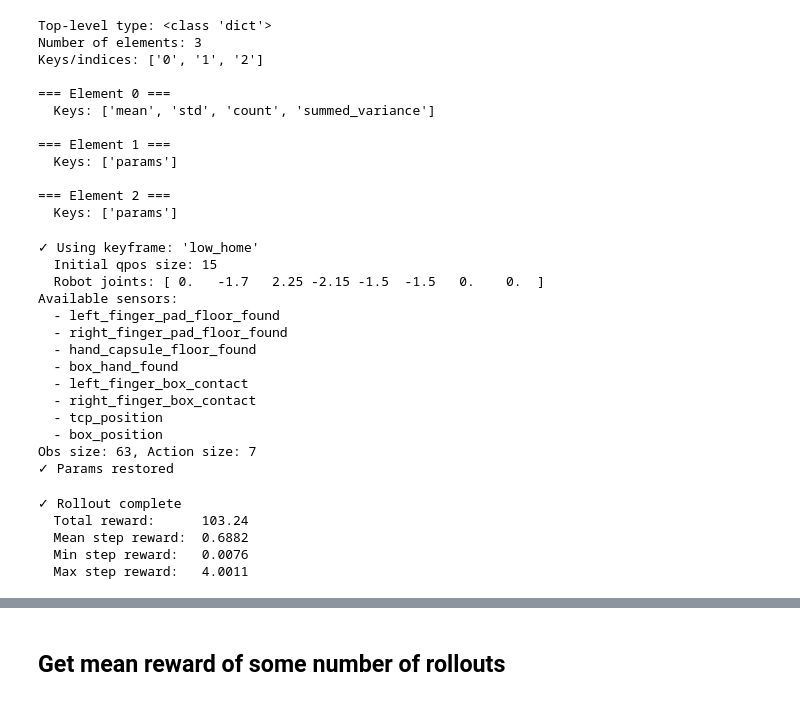
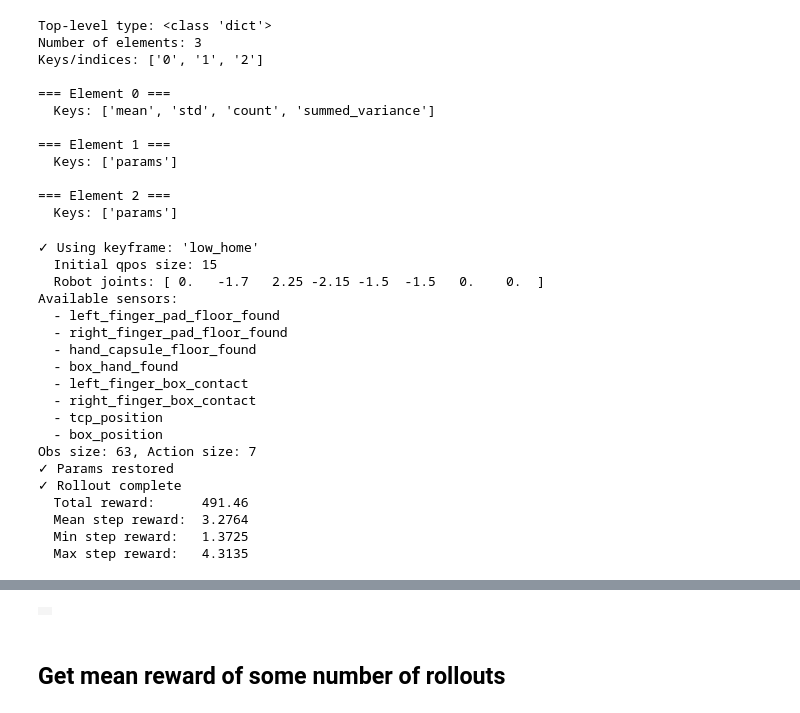
Before and after one commit to weissma6/my_mujoco_playground, a Jupyter notebook: evaluation/UR10_Evaluation_test.ipynb, the cells around one changed output, grey strips where cells are left out. Saved outputs shown, nothing was run; the diff lists cells and outputs as text; code cells hidden in the pictures.

```diff
--- a/evaluation/UR10_Evaluation_test.ipynb
+++ b/evaluation/UR10_Evaluation_test.ipynb
@@ -105,6 +126,7 @@ import jax.numpy as jnp
 import numpy as np
 import mediapy
 import os
+import functools
 from brax.training.agents.ppo import networks as ppo_networks
 from brax.training.acme import running_statistics
 from flax import serialization
@@ -113,9 +135,9 @@ from mujoco_playground import registry
 # --- Create output folder ---
 os.makedirs("evaluation/graphs", exist_ok=True)
 
-# --- Config ---
-env_name = "UR10PickCube"
-episode_length = 150
+# --- Config (from training run) ---
+env_name = train_config.get("env_name", "UR10PickCube")
+episode_length = int(train_config.get("episode_length", 150))
 seed = 42
 video_path = "evaluation/graphs/"
 video_tag = "rollout_video.mp4"
@@ -126,19 +148,30 @@ env = registry.load(env_name)
 jit_reset = jax.jit(env.reset)
 jit_step = jax.jit(env.step)
 
-# --- Rebuild network ---
+# --- Rebuild network with SAME architecture as training ---
 obs_size = env.observation_size
 action_size = env.action_size
 print(f"Obs size: {obs_size}, Action size: {action_size}")
 
 normalize = running_statistics.normalize
+
+nf_kwargs = {}
+if nf_params:
+    for k, v in nf_params.items():
+        if isinstance(v, list):
+            nf_kwargs[k] = tuple(v)
+        else:
+            nf_kwargs[k] = v
+    print(f"  Network kwargs: {nf_kwargs}")
+
 ppo_network = ppo_networks.make_ppo_networks(
     observation_size=obs_size,
     action_size=action_size,
     preprocess_observations_fn=normalize,
+    **nf_kwargs,
 )
 
-# --- Build template matching saved structure ---
+# --- Build template & deserialize ---
 rng = jax.random.PRNGKey(0)
 
 dummy_normalizer_params = running_statistics.init_state(
@@ -153,12 +186,16 @@ params_template = {
     "2": dummy_value_params,
 }
 
-# --- Deserialize ---
 params = serialization.from_bytes(params_template, params_bytes)
 normalizer_params = params["0"]
 policy_params = params["1"]
 value_params = params["2"]
 print("✓ Params restored")
+
+# --- Build policy THE SAME WAY as training ---
+make_policy = ppo_networks.make_inference_fn(ppo_network)
+inference_params = (normalizer_params, policy_params)
+policy = jax.jit(make_policy(inference_params, deterministic=True))
 
 # --- Run rollout ---
 rng = jax.random.PRNGKey(seed)
@@ -167,16 +204,18 @@ state = jit_reset(reset_rng)
 
 rollout = [state]
 total_reward = 0.0
-step_rewards = []  # Collect per-step rewards
+step_rewards = []
 
 for step in range(episode_length):
     rng, act_rng = jax.random.split(rng)
 
-    # DON'T pre-normalize! apply() handles normalization internally
-    raw_output = ppo_network.policy_network.apply(normalizer_params, policy_params, state.obs)
-
-    # Network outputs [mean, log_std] concatenated -> take first half (mean)
-    action = raw_output[:action_size]
+    # Exactly like training: policy(obs, rng) -> (action, extras)
+    act_out = policy(state.obs, act_rng)
+    if isinstance(act_out, tuple):
+        action = act_out[0]
+    else:
+        action = act_out
+    action = jnp.asarray(action)
 
     state = jit_step(state, action)
     rollout.append(state)
@@ -185,13 +224,11 @@ for step in range(episode_length):
     step_rewards.append(reward)
     total_reward += reward
 
-# Calculate statistics
+# Statistics
 step_rewards = np.array(step_rewards)
-mean_step_reward = step_rewards.mean()
-
 print(f"✓ Rollout complete")
 print(f"  Total reward:      {total_reward:.2f}")
-print(f"  Mean step reward:  {mean_step_reward:.4f}")
+print(f"  Mean step reward:  {step_rewards.mean():.4f}")
 print(f"  Min step reward:   {step_rewards.min():.4f}")
 print(f"  Max step reward:   {step_rewards.max():.4f}")
 
@@ -202,9 +239,7 @@ frames = np.asarray(frames).astype(np.uint8)
 fps = int(1.0 / env.dt)
 full_video_path = os.path.join(video_path, video_tag)
 # mediapy.write_video(full_video_path, frames, fps=fps)
-# print(f"✓ Video saved to {full_video_path}")
 
-# Display in notebook
 mediapy.show_video(frames, fps=fps)
 # %% [output]
 ✓ Using keyframe: 'low_home'
@@ -221,8 +256,8 @@ Available sensors:
   - box_position
 Obs size: 63, Action size: 7
 ✓ Params restored
+✓ Rollout complete
+  Total reward:      491.46
+  Mean step reward:  3.2764
+  Min step reward:   1.3725
+  Max step reward:   4.3135
-✓ Rollout complete
-  Total reward:      103.24
-  Mean step reward:  0.6882
-  Min step reward:   0.0076
-  Max step reward:   4.0011
@@ -230,3 +264,4 @@ Obs size: 63, Action size: 7
+|  |
 # %% [markdown]
 ## Get mean reward of some number of rollouts
 # %%
```
Also changed, not shown: parts of 9 cells of this notebook, 3 other files.
